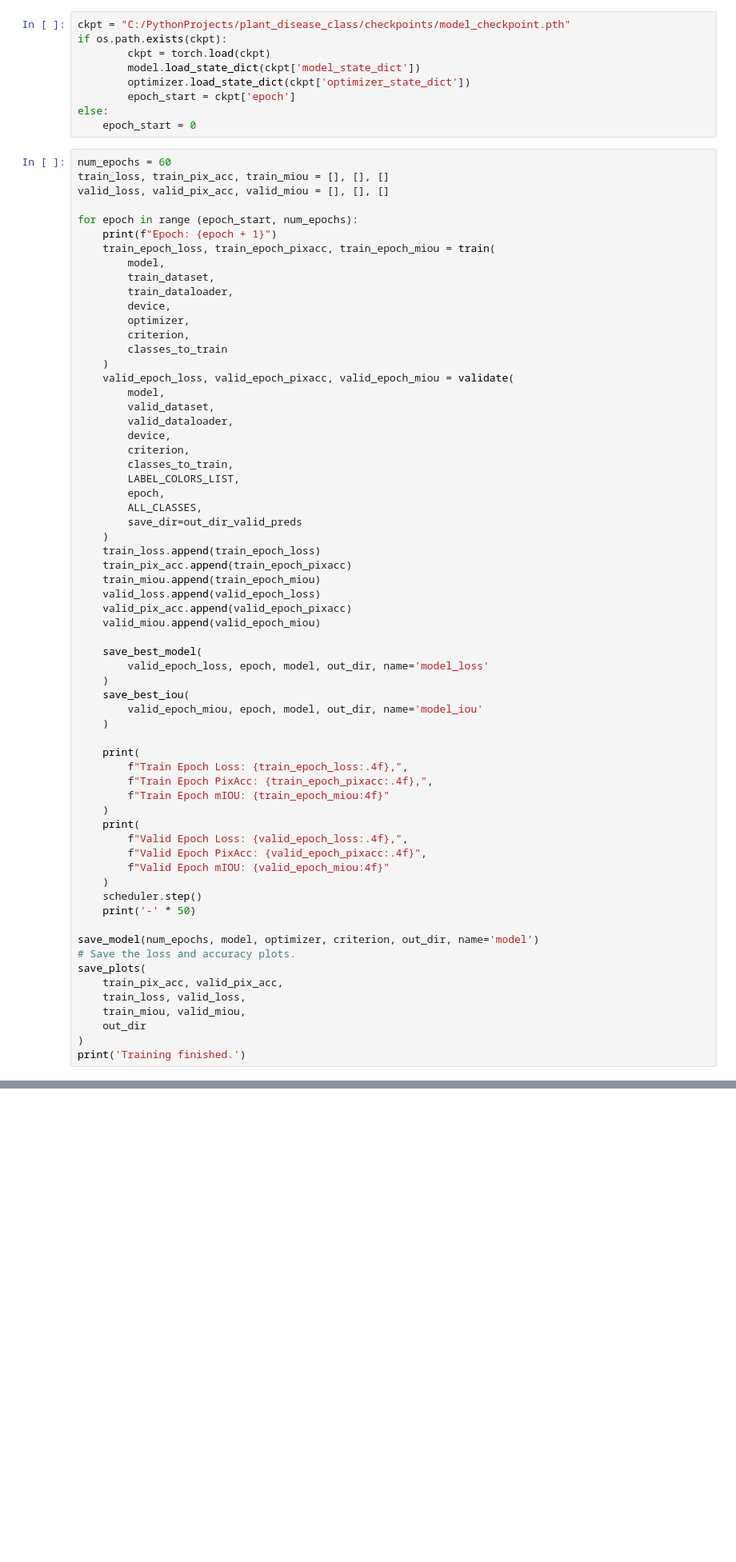
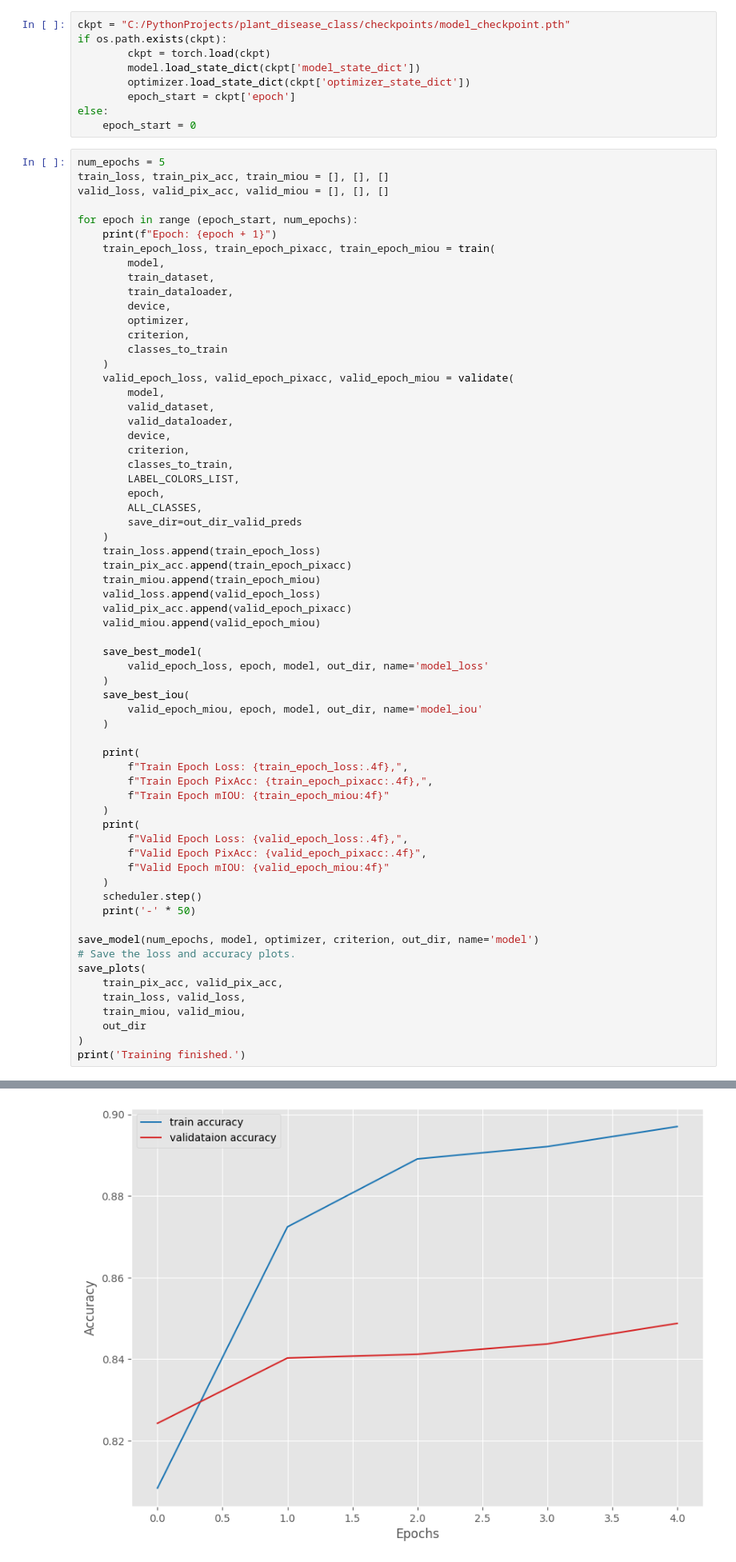
Before and after one commit to dikoshs/kazplant_ai, a Jupyter notebook: deeplabv3-plant-disease-segmentation.ipynb, the cells around one changed output, grey strips where cells are left out. Shown at 80% size. Saved outputs shown, nothing was run; the diff lists cells and outputs as text; blank space fills up the shorter version.

```diff
--- a/deeplabv3-plant-disease-segmentation.ipynb
+++ b/deeplabv3-plant-disease-segmentation.ipynb
@@ -82,7 +82,7 @@ if os.path.exists(ckpt):
 else:
     epoch_start = 0
 # %%
-num_epochs = 60
+num_epochs = 5
 train_loss, train_pix_acc, train_miou = [], [], []
 valid_loss, valid_pix_acc, valid_miou = [], [], []
 
@@ -151,0 +215 @@ KeyboardInterrupt:
+[figure, added]
```
Also changed, not shown: parts of 6 cells of this notebook, 4 other files.
